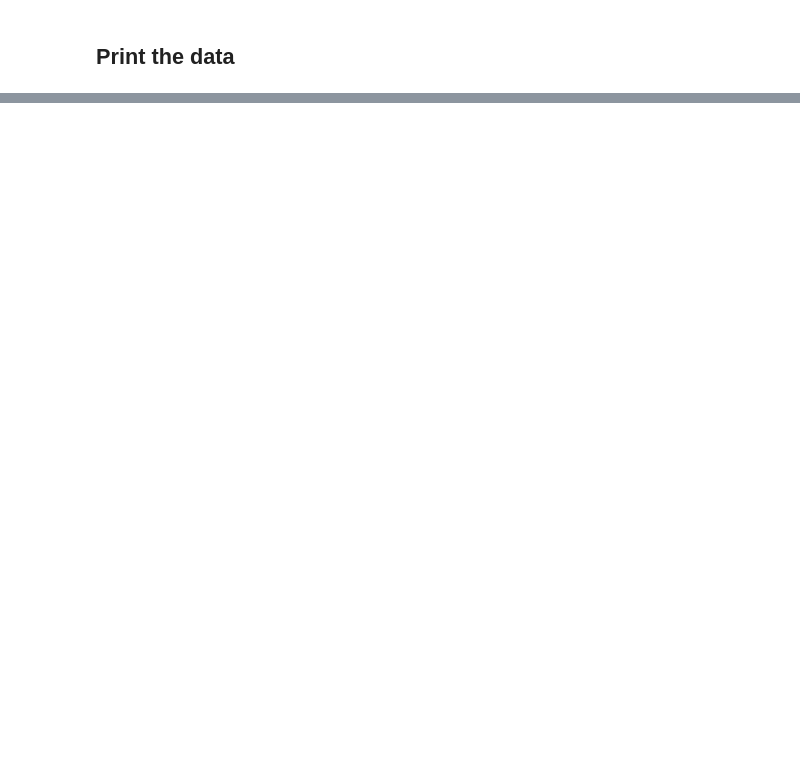
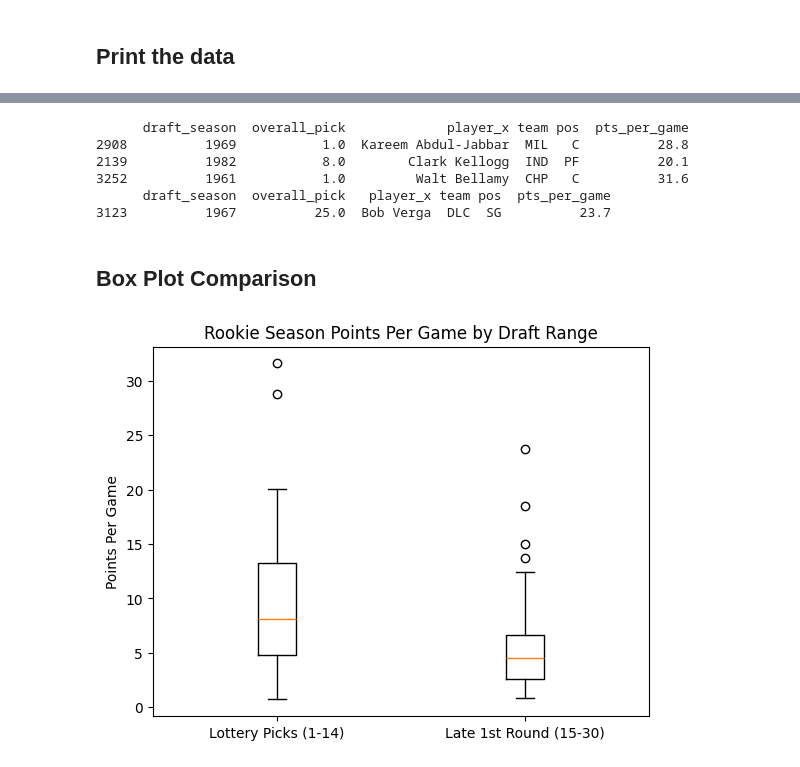
Before and after one commit to KalnBrs/AP-Stats-Data-Collection, a Jupyter notebook: main.ipynb, the cells around one changed output, grey strips where cells are left out. Cells and saved outputs as stored; diff of their text form; code cells hidden in the pictures; blank space fills up the shorter version.

```diff
--- a/main.ipynb
+++ b/main.ipynb
@@ -145,0 +185,25 @@ Standard Deviation for late round:  4.248836902754506
+# %%
+print(lottery_sample[lottery_sample["pts_per_game"] > 20])
+print(lateRd_sample[lateRd_sample["pts_per_game"] > 20])
+# %% [output]
+      draft_season  overall_pick             player_x team pos  pts_per_game
+2908          1969           1.0  Kareem Abdul-Jabbar  MIL   C          28.8
+2139          1982           8.0        Clark Kellogg  IND  PF          20.1
+3252          1961           1.0         Walt Bellamy  CHP   C          31.6
+      draft_season  overall_pick   player_x team pos  pts_per_game
+3123          1967          25.0  Bob Verga  DLC  SG          23.7
+# %% [markdown]
+## Box Plot Comparison
+# %%
+import matplotlib.pyplot as plt
+
+fig, ax = plt.subplots()
+ax.boxplot(
+    [lottery_sample["pts_per_game"].dropna(), lateRd_sample["pts_per_game"].dropna()],
+    labels=["Lottery Picks (1-14)", "Late 1st Round (15-30)"]
+)
+ax.set_ylabel("Points Per Game")
+ax.set_title("Rookie Season Points Per Game by Draft Range")
+plt.show()
+# %% [output]
+[figure, added]
```
Also changed, not shown: parts of 15 cells of this notebook.
